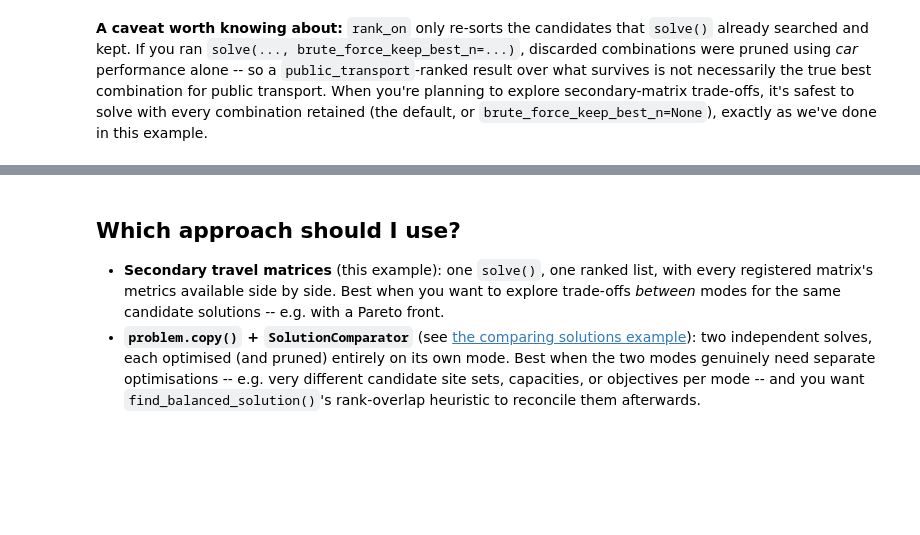
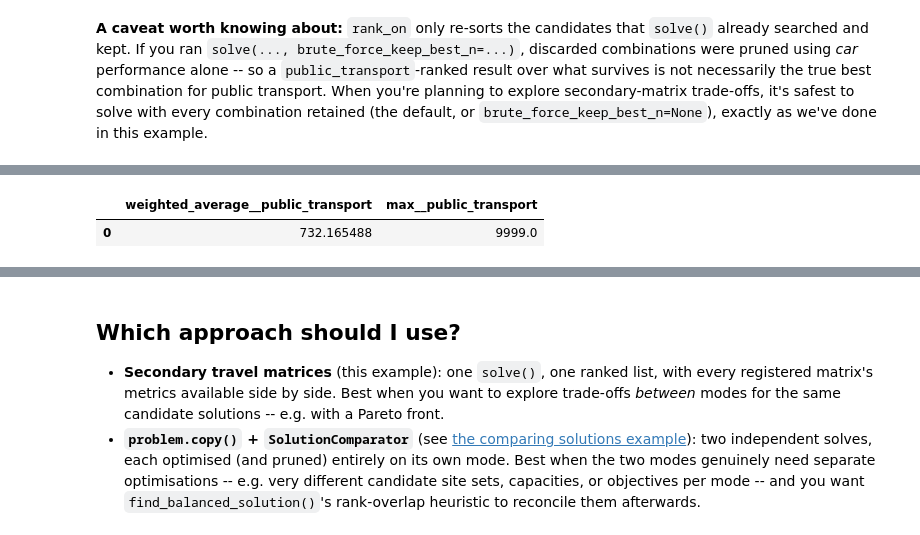
Before and after one commit to hsma-tools/lokigi, a Jupyter notebook: examples/location/multiple_travel_matrices/index.ipynb, the cells around one changed output, grey strips where cells are left out. Saved outputs shown, nothing was run; the diff lists cells and outputs as text; code cells hidden in the pictures; blank space fills up the shorter version.

```diff
--- a/examples/location/multiple_travel_matrices/index.ipynb
+++ b/examples/location/multiple_travel_matrices/index.ipynb
@@ -175,0 +190,8 @@ solution.return_best_combination_site_names(rank_on="weighted_average__public_tr
+# %%
+corrupted = problem.evaluate_baseline(
+    site_names=["South Hams Hospital (Kingsbridge)"], threshold_for_coverage=20
+    )
+corrupted.solution_df[["weighted_average__public_transport", "max__public_transport"]]
+# %% [output]
+|  | weighted_average__public_transport | max__public_transport |
+| 0 | 732.165488 | 9999.0 |
```
Also changed, not shown: parts of 16 cells of this notebook, 6 other files.
